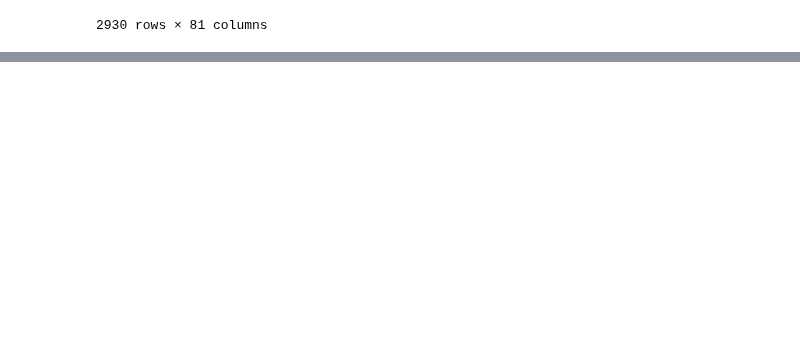
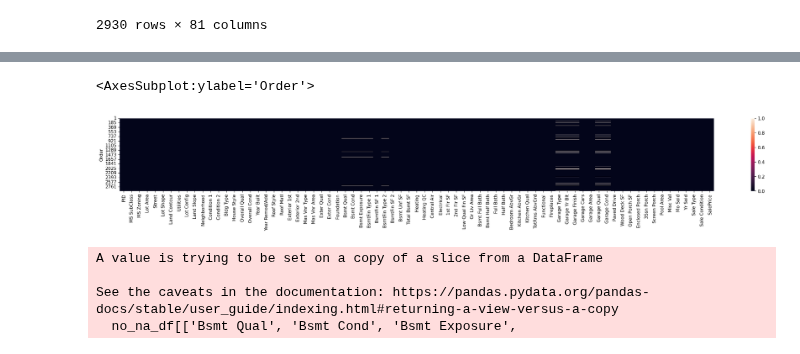
Before and after one commit to KacperChmura1/House-Price, a Jupyter notebook: Data Cleaning.ipynb, the cells around one changed output, grey strips where cells are left out. Saved outputs shown, nothing was run; the diff lists cells and outputs as text; code cells hidden in the pictures; blank space fills up the shorter version.

Commit message:
Cleaning data JupyterNotebook

```diff
--- a/Data Cleaning.ipynb
+++ b/Data Cleaning.ipynb
@@ -30,0 +52,4 @@ sns.heatmap(raw_df.isnull())
+# %%
+no_na_df["Mas Vnr Type"].fillna('None', inplace = True)
+# %%
+no_na_df["Mas Vnr Area"].fillna(0, inplace = True)
@@ -30,0 +80,15 @@ sns.heatmap(raw_df.isnull())
+# %%
+plt.figure(figsize=(30, 3), dpi=150)
+sns.heatmap(no_na_df.isnull())
+# %% [output]
+<AxesSubplot:ylabel='Order'>
+[figure, added]
+# %%
+no_na_df[['Bsmt Qual', 'Bsmt Cond', 'Bsmt Exposure',
+       'BsmtFin Type 1', 'BsmtFin SF 1', 'BsmtFin Type 2', 'BsmtFin SF 2',
+       'Bsmt Unf SF', 'Total Bsmt SF']].fillna("Na", inplace = True)
+# %% [output]
+A value is trying to be set on a copy of a slice from a DataFrame
+
+See the caveats in the documentation: https://pandas.pydata.org/pandas-docs/stable/user_guide/indexing.html#returning-a-view-versus-a-copy
+  no_na_df[['Bsmt Qual', 'Bsmt Cond', 'Bsmt Exposure',
```
Also changed, not shown: parts of 22 cells of this notebook.
